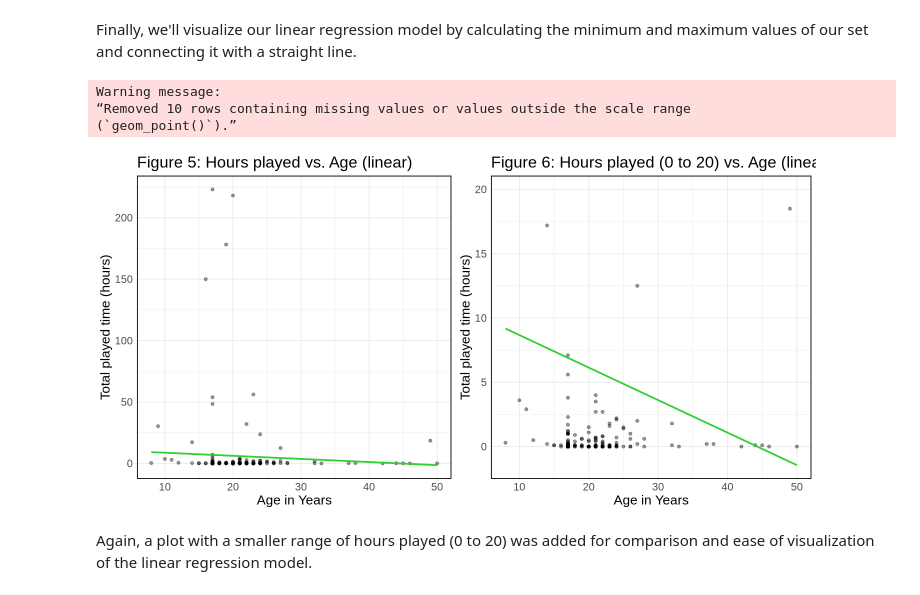
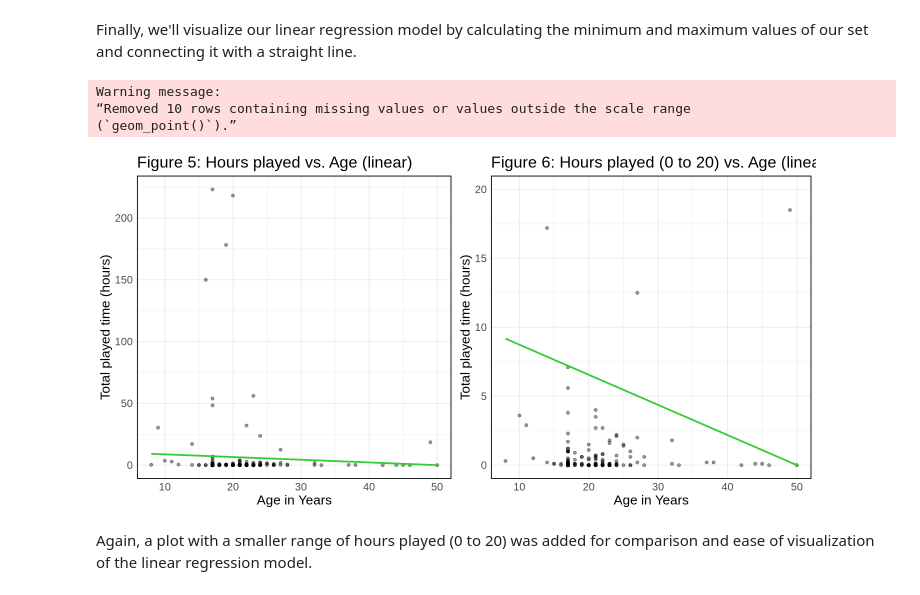
Before and after one commit to lucydehaan/Group-Project, a Jupyter notebook: Project.ipynb, the cells around one changed output. Drawn from its saved outputs; the diff is of its cells as text; code cells hidden in the pictures.

```diff
--- a/Project.ipynb
+++ b/Project.ipynb
@@ -427,7 +427,8 @@ hours_prediction_grid <- tibble(
 
 hours_pred <- lm_fit |>
   predict(hours_prediction_grid) |>
-  bind_cols(hours_prediction_grid)
+  bind_cols(hours_prediction_grid) |>
+    mutate(.pred = pmax(.pred, 0)) # keeps regression line above 0 (cannot have negative hours played)
 
 linear_plot <- ggplot(data, aes(x = age, y = played_hours)) +
   geom_point(alpha = 0.4) +
@@ -435,34 +436,34 @@ linear_plot <- ggplot(data, aes(x = age, y = played_hours)) +
             mapping = aes(x = age, y = .pred),
             color = "limegreen",
             linewidth = 1) +
   theme_minimal() +
   labs(x = "Age in Years",
         y = "Total played time (hours)",
         title = "Figure 5: Hours played vs. Age (linear)") +
   theme(panel.border = element_rect(color = "black", fill = NA, linewidth = 1),
         text = element_text(size = 16))
 
 
 linear_plot_range <- ggplot(data, aes(x = age, y = played_hours)) +
   geom_point(alpha = 0.4) +
   geom_line(data = hours_pred,
             mapping = aes(x = age, y = .pred),
             color = "limegreen",
             linewidth = 1) +
   theme_minimal() +
     labs(x = "Age in Years",
          y = "Total played time (hours)",
          title = "Figure 6: Hours played (0 to 20) vs. Age (linear)") +
   scale_y_continuous(limits = c(NA, 20)) +
   theme(panel.border = element_rect(color = "black", fill = NA, linewidth = 1),
           text = element_text(size = 16))
 
 plot_grid(linear_plot, linear_plot_range, ncol = 2)
 # %% [output]
 Warning message:
 “Removed 10 rows containing missing values or values outside the scale range
 (`geom_point()`).”
-[figure, old version]
+[figure, new version]
 # %% [markdown]
 Again, a plot with a smaller range of hours played (0 to 20) was added for comparison and ease of visualization of the linear regression model.
 # %% [markdown]
```
